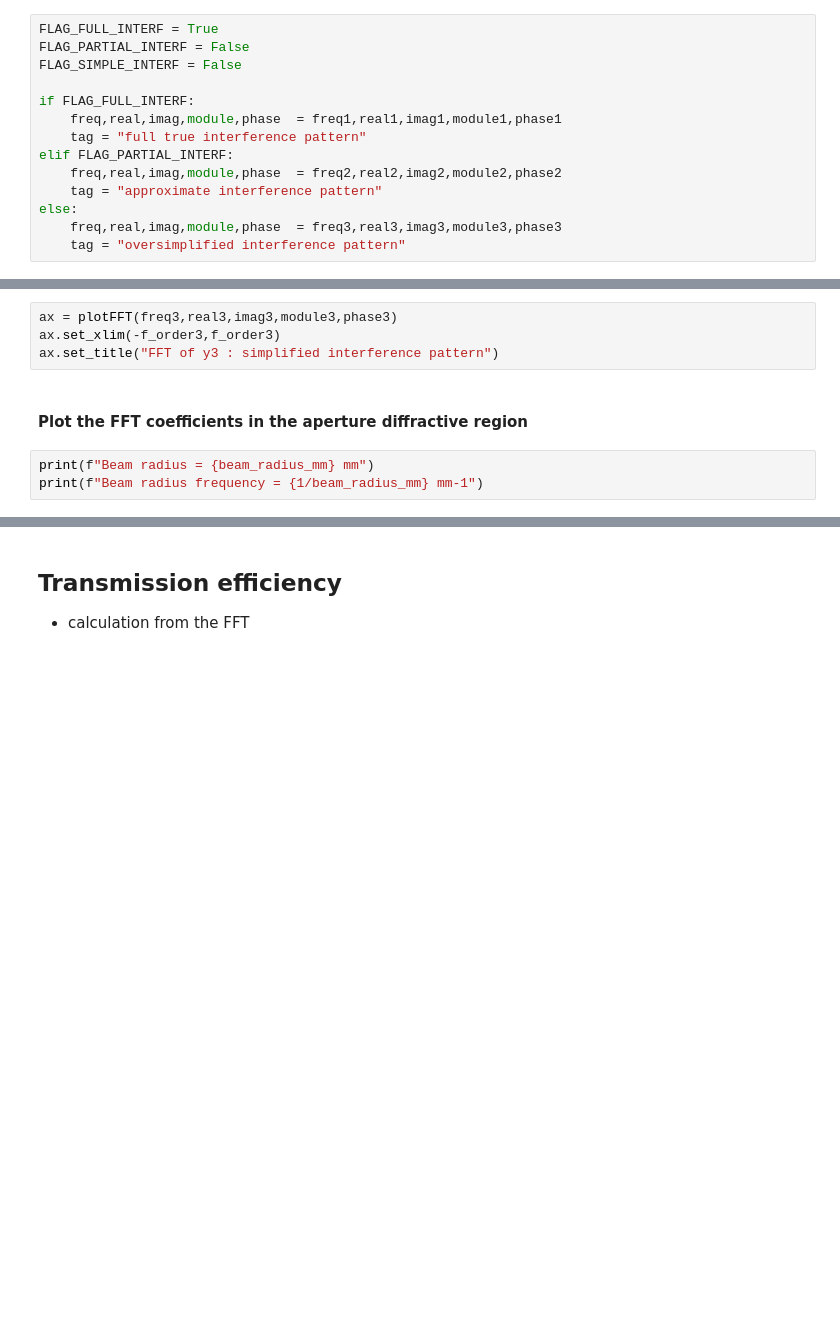
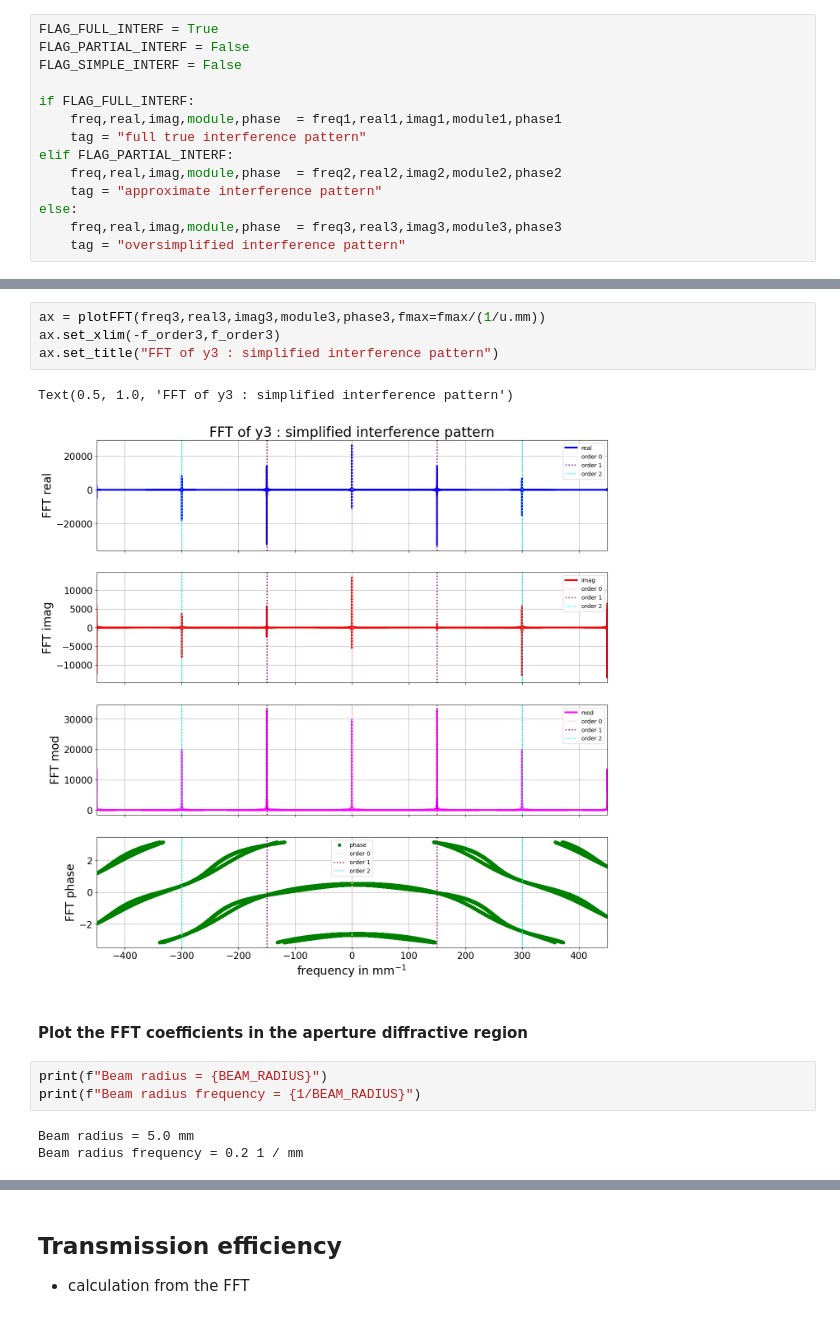
Before and after one commit to sylvielsstfr/AuxtelPSFpoppy, a Jupyter notebook: docs/notebooks/introdiffraction/08_FFT1D_EmulsionInterferenceTwoSourcesfromlib.ipynb, the cells around one changed output, grey strips where cells are left out. Saved outputs shown, nothing was run; the diff lists cells and outputs as text; blank space fills up the shorter version.

```diff
--- a/docs/notebooks/introdiffraction/08_FFT1D_EmulsionInterferenceTwoSourcesfromlib.ipynb
+++ b/docs/notebooks/introdiffraction/08_FFT1D_EmulsionInterferenceTwoSourcesfromlib.ipynb
@@ -400,12 +428,18 @@ ax.set_title(f"FFT of HOE for {tag} ")
 # %%
-ax = plotFFT(freq3,real3,imag3,module3,phase3)
+ax = plotFFT(freq3,real3,imag3,module3,phase3,fmax=fmax/(1/u.mm))
 ax.set_xlim(-f_order3,f_order3)
 ax.set_title("FFT of y3 : simplified interference pattern")
+# %% [output]
+Text(0.5, 1.0, 'FFT of y3 : simplified interference pattern')
+[figure, added]
 # %% [markdown]
 #### Plot the FFT coefficients in the aperture diffractive region
 # %%
-print(f"Beam radius = {beam_radius_mm} mm")
-print(f"Beam radius frequency = {1/beam_radius_mm} mm-1")
+print(f"Beam radius = {BEAM_RADIUS}")
+print(f"Beam radius frequency = {1/BEAM_RADIUS}")
+# %% [output]
+Beam radius = 5.0 mm
+Beam radius frequency = 0.2 1 / mm
 # %%
 fig,(ax1,ax2,ax3)  = plt.subplots(3,1,figsize=(12,12),layout="constrained")
 
```
Also changed, not shown: parts of 30 cells of this notebook, 9 other files.
